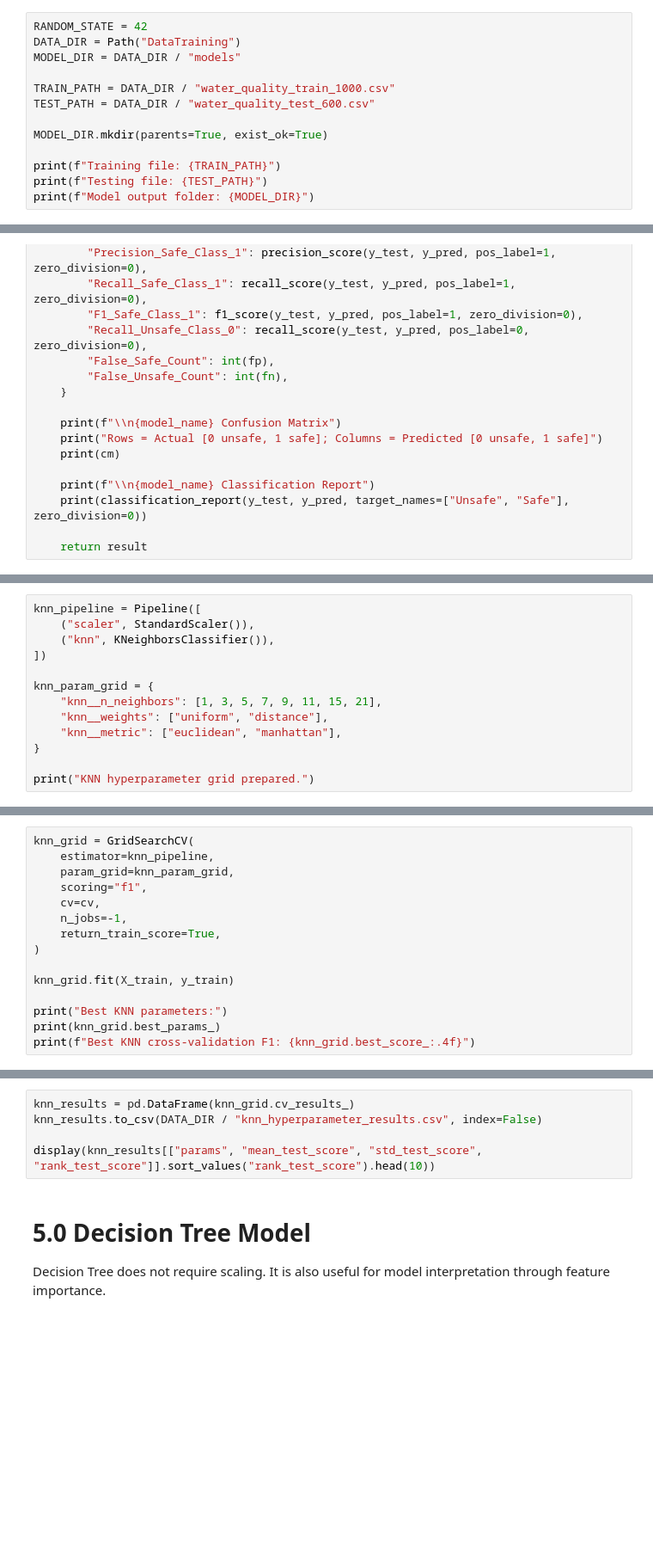
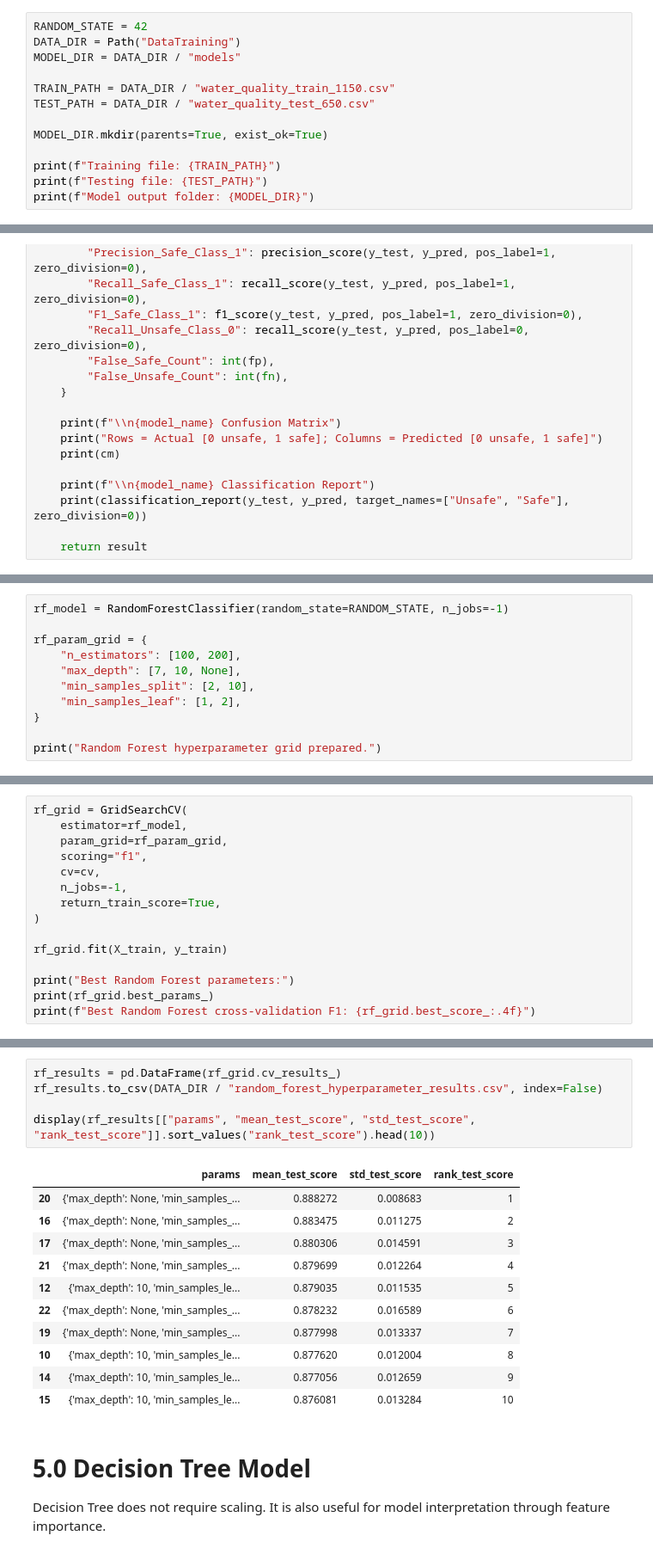
Before and after one commit to HanYean28/river-water-quality-prediction, a Jupyter notebook: ModelTraining.ipynb, the cells around one changed output, grey strips where cells are left out. Shown at 86% size. Cells and saved outputs as stored; diff of their text form; blank space fills up the shorter version.

```diff
--- a/ModelTraining.ipynb
+++ b/ModelTraining.ipynb
@@ -44,8 +46,8 @@ RANDOM_STATE = 42
 DATA_DIR = Path("DataTraining")
 MODEL_DIR = DATA_DIR / "models"
 
-TRAIN_PATH = DATA_DIR / "water_quality_train_1000.csv"
-TEST_PATH = DATA_DIR / "water_quality_test_600.csv"
+TRAIN_PATH = DATA_DIR / "water_quality_train_1150.csv"
+TEST_PATH = DATA_DIR / "water_quality_test_650.csv"
 
 MODEL_DIR.mkdir(parents=True, exist_ok=True)
 
@@ -148,13 +181,11 @@ The main KNN hyperparameters are number of neighbours, weighting method, and dis
 # %%
-knn_pipeline = Pipeline([
-    ("scaler", StandardScaler()),
-    ("knn", KNeighborsClassifier()),
-])
+rf_model = RandomForestClassifier(random_state=RANDOM_STATE, n_jobs=-1)
 
-knn_param_grid = {
-    "knn__n_neighbors": [1, 3, 5, 7, 9, 11, 15, 21],
-    "knn__weights": ["uniform", "distance"],
-    "knn__metric": ["euclidean", "manhattan"],
+rf_param_grid = {
+    "n_estimators": [100, 200],
+    "max_depth": [7, 10, None],
+    "min_samples_split": [2, 10],
+    "min_samples_leaf": [1, 2],
 }
 
-print("KNN hyperparameter grid prepared.")
+print("Random Forest hyperparameter grid prepared.")
@@ -165,15 +198,15 @@ GridSearchCV selects the best KNN parameters using 5-fold cross-validation on th
 # %%
-knn_grid = GridSearchCV(
-    estimator=knn_pipeline,
-    param_grid=knn_param_grid,
+rf_grid = GridSearchCV(
+    estimator=rf_model,
+    param_grid=rf_param_grid,
     scoring="f1",
     cv=cv,
     n_jobs=-1,
     return_train_score=True,
 )
 
-knn_grid.fit(X_train, y_train)
+rf_grid.fit(X_train, y_train)
 
-print("Best KNN parameters:")
-print(knn_grid.best_params_)
-print(f"Best KNN cross-validation F1: {knn_grid.best_score_:.4f}")
+print("Best Random Forest parameters:")
+print(rf_grid.best_params_)
+print(f"Best Random Forest cross-validation F1: {rf_grid.best_score_:.4f}")
@@ -182,10 +219,22 @@ print(f"Best KNN cross-validation F1: {knn_grid.best_score_:.4f}")
 
 The cross-validation results are saved for the hyperparameter analysis table.
 # %%
-knn_results = pd.DataFrame(knn_grid.cv_results_)
-knn_results.to_csv(DATA_DIR / "knn_hyperparameter_results.csv", index=False)
+rf_results = pd.DataFrame(rf_grid.cv_results_)
+rf_results.to_csv(DATA_DIR / "random_forest_hyperparameter_results.csv", index=False)
 
-display(knn_results[["params", "mean_test_score", "std_test_score", "rank_test_score"]].sort_values("rank_test_score").head(10))
+display(rf_results[["params", "mean_test_score", "std_test_score", "rank_test_score"]].sort_values("rank_test_score").head(10))
+# %% [output]
+|  | params | mean_test_score | std_test_score | rank_test_score |
+| 20 | {'max_depth': None, 'min_samples_... | 0.888272 | 0.008683 | 1 |
+| 16 | {'max_depth': None, 'min_samples_... | 0.883475 | 0.011275 | 2 |
+| 17 | {'max_depth': None, 'min_samples_... | 0.880306 | 0.014591 | 3 |
+| 21 | {'max_depth': None, 'min_samples_... | 0.879699 | 0.012264 | 4 |
+| 12 | {'max_depth': 10, 'min_samples_le... | 0.879035 | 0.011535 | 5 |
+| 22 | {'max_depth': None, 'min_samples_... | 0.878232 | 0.016589 | 6 |
+| 19 | {'max_depth': None, 'min_samples_... | 0.877998 | 0.013337 | 7 |
+| 10 | {'max_depth': 10, 'min_samples_le... | 0.877620 | 0.012004 | 8 |
+| 14 | {'max_depth': 10, 'min_samples_le... | 0.877056 | 0.012659 | 9 |
+| 15 | {'max_depth': 10, 'min_samples_le... | 0.876081 | 0.013284 | 10 |
 # %% [markdown]
 # 5.0 Decision Tree Model
 
```
Also changed, not shown: parts of 32 cells of this notebook, 19 other files.
